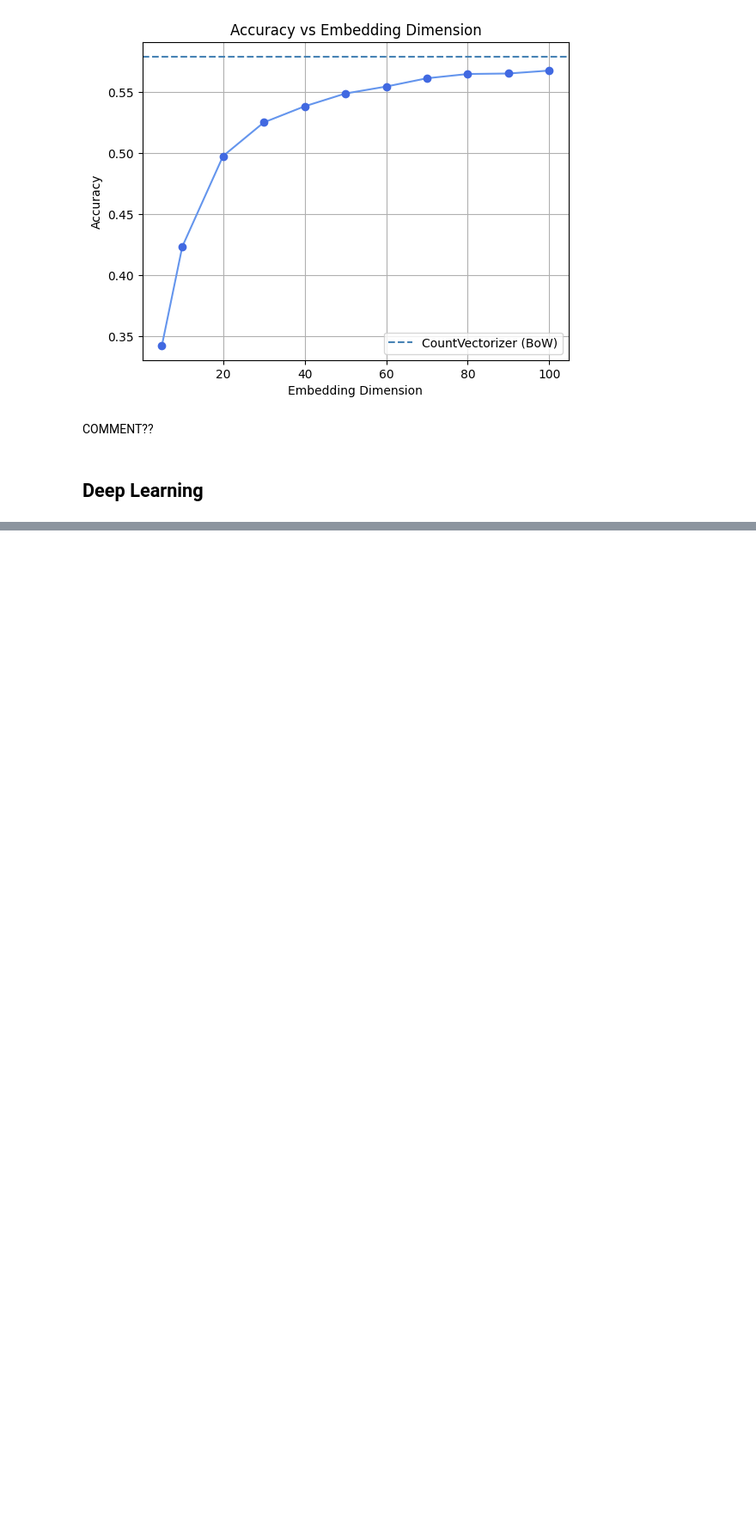
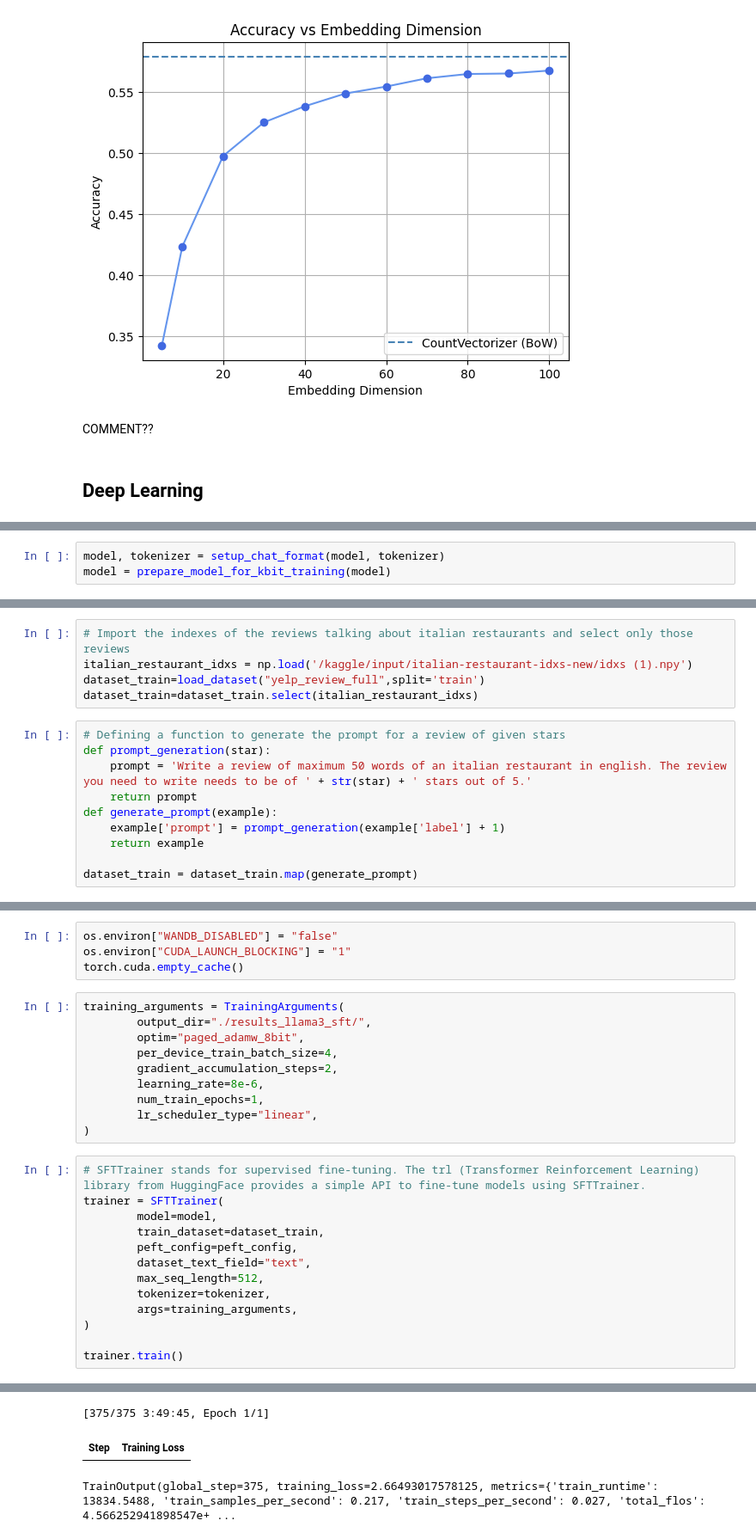
Before and after one commit to NiccoloF/NLP, a Jupyter notebook: Submission file.ipynb, the cells around one changed output, grey strips where cells are left out. Shown at 86% size. Cells and saved outputs as stored; diff of their text form; blank space fills up the shorter version.

```diff
--- a/Submission file.ipynb
+++ b/Submission file.ipynb
@@ -930,0 +1188,3 @@ COMMENT??
+# %%
+model, tokenizer = setup_chat_format(model, tokenizer)
+model = prepare_model_for_kbit_training(model)
@@ -930,0 +1202,15 @@ COMMENT??
+# %%
+# Import the indexes of the reviews talking about italian restaurants and select only those reviews
+italian_restaurant_idxs = np.load('/kaggle/input/italian-restaurant-idxs-new/idxs (1).npy')
+dataset_train=load_dataset("yelp_review_full",split='train')
+dataset_train=dataset_train.select(italian_restaurant_idxs)
+# %%
+# Defining a function to generate the prompt for a review of given stars
+def prompt_generation(star):
+    prompt = 'Write a review of maximum 50 words of an italian restaurant in english. The review you need to write needs to be of ' + str(star) + ' stars out of 5.'
+    return prompt
+def generate_prompt(example):
+    example['prompt'] = prompt_generation(example['label'] + 1)
+    return example
+
+dataset_train = dataset_train.map(generate_prompt)
@@ -930,0 +1244,28 @@ COMMENT??
+# %%
+os.environ["WANDB_DISABLED"] = "false"
+os.environ["CUDA_LAUNCH_BLOCKING"] = "1"
+torch.cuda.empty_cache()
+# %%
+training_arguments = TrainingArguments(
+        output_dir="./results_llama3_sft/",
+        optim="paged_adamw_8bit",
+        per_device_train_batch_size=4,
+        gradient_accumulation_steps=2,
+        learning_rate=8e-6,
+        num_train_epochs=1,
+        lr_scheduler_type="linear",
+)
+# %%
+# SFTTrainer stands for supervised fine-tuning. The trl (Transformer Reinforcement Learning) library from HuggingFace provides a simple API to fine-tune models using SFTTrainer.
+trainer = SFTTrainer(
+        model=model,
+        train_dataset=dataset_train,
+        peft_config=peft_config,
+        dataset_text_field="text",
+        max_seq_length=512,
+        tokenizer=tokenizer,
+        args=training_arguments,
+)
+
+trainer.train()
+# %% [output]
@@ -930,0 +1283,3 @@ COMMENT??
+[375/375 3:49:45, Epoch 1/1]
+| Step | Training Loss |
+TrainOutput(global_step=375, training_loss=2.66493017578125, metrics={'train_runtime': 13834.5488, 'train_samples_per_second': 0.217, 'train_steps_per_second': 0.027, 'total_flos': 4.566252941898547e+ ...
```
Also changed, not shown: parts of 62 cells of this notebook.
